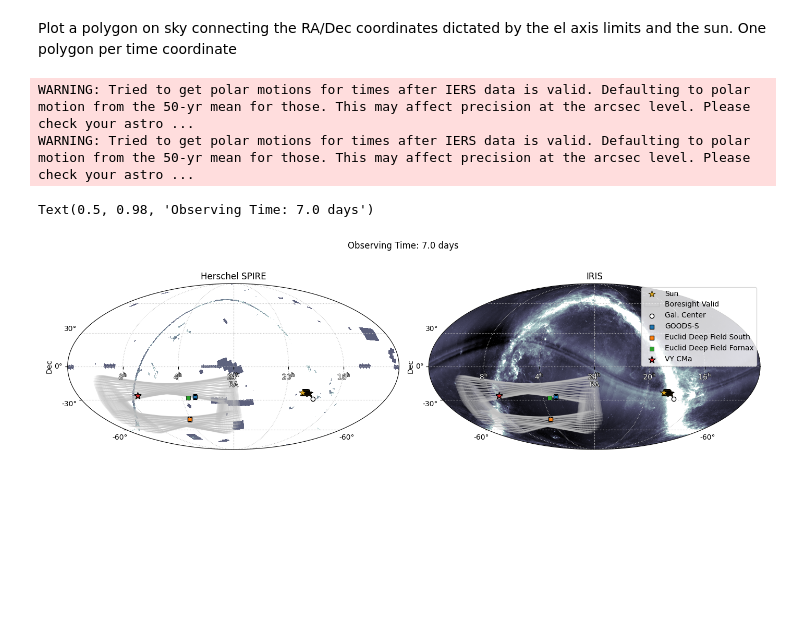
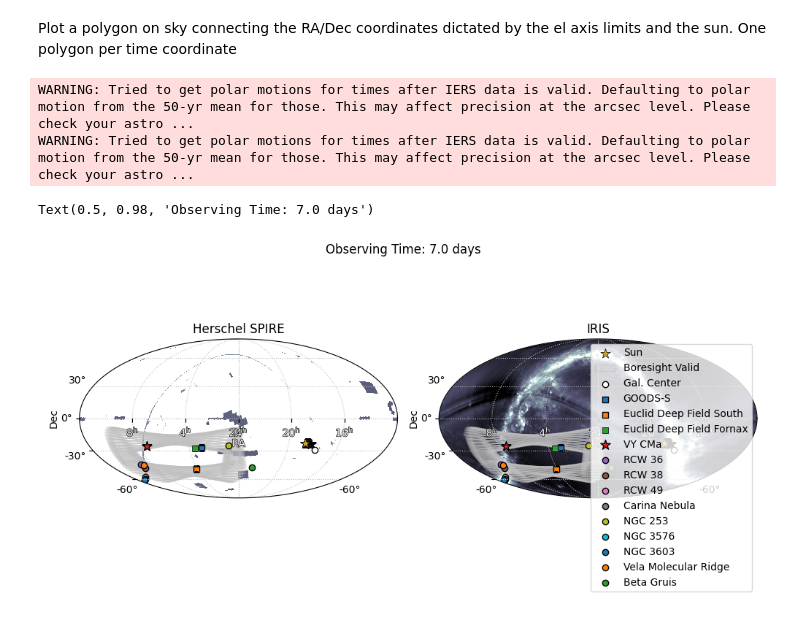
Before and after one commit to tim-balloon/tim-memos, a Jupyter notebook: TIM_sky_coverage.ipynb, the cells around one changed output. Drawn from its saved outputs; the diff is of its cells as text; code cells hidden in the pictures; blank space fills up the shorter version.

```diff
--- a/TIM_sky_coverage.ipynb
+++ b/TIM_sky_coverage.ipynb
@@ -149,7 +149,7 @@ wcs, h, d1 = allsky_query('ESAVO/P/HERSCHEL/SPIRE-350', reload=False)
 # %%
 ds = [d1, d0]
 # %%
-fig, axs = plt.subplots(figsize=(14,5), ncols=2, subplot_kw=dict(projection=wcs, frame_class=EllipticalFrame), sharex=True, sharey=True)
+fig, axs = plt.subplots(figsize=(10,5), ncols=2, subplot_kw=dict(projection=wcs, frame_class=EllipticalFrame), sharex=True, sharey=True)
 ax0, ax1 = axs
 
 cid = fig.canvas.mpl_connect('motion_notify_event', on_mouse_move)
@@ -213,31 +213,41 @@ for j, ax in enumerate(axs):
     px_regions = [r.to_pixel(wcs) for r in rs]
     for i, p in enumerate(px_regions):
         if i == 0:
             p.plot(ax=ax, edgecolor='k', facecolor='none', alpha=max(1/len(times), 0.05), label='Boresight Valid')
         # p.plot(ax=ax, edgecolor='k', alpha=max(1/len(times), 0.01))
         p.plot(ax=ax, facecolor='none', edgecolor='silver', alpha=0.2)
 
     # some additional points of interest
     ax.scatter(gal_center.ra, gal_center.dec, facecolor='w', edgecolor='k', transform=ax.get_transform('icrs'), label='Gal. Center')
     ax.scatter(goods_s.ra, goods_s.dec, marker='s', edgecolor='k', transform=ax.get_transform('icrs'), label='GOODS-S')
     ax.scatter(edfs.ra, edfs.dec, marker='s', edgecolor='k', transform=ax.get_transform('icrs'), label='Euclid Deep Field South')
     ax.scatter(edff.ra, edff.dec, marker='s', linewidth=0.5, edgecolor='k', transform=ax.get_transform('icrs'), label='Euclid Deep Field Fornax')
     ax.scatter(vy_cma.ra, vy_cma.dec, s=100, marker='*', edgecolor='k', transform=ax.get_transform('icrs'), label='VY CMa')
 
+    plot_from_catalog_helper(ax, 'RCW 36')
+    plot_from_catalog_helper(ax, 'RCW 38')
+    plot_from_catalog_helper(ax, 'RCW 49')
+    plot_from_catalog_helper(ax, 'Carina Nebula')
+    plot_from_catalog_helper(ax, 'NGC 253')
+    plot_from_catalog_helper(ax, 'NGC 3576')
+    plot_from_catalog_helper(ax, 'NGC 3603')
+    plot_from_catalog_helper(ax, 'Vela Molecular Ridge')
+    plot_from_catalog_helper(ax, 'Beta Gruis')
+
     # for hh in [120, 132, 133, 171, 188, 217, 219, 246]: # [46, 47, 72, 73, 74, 75,]
     #     plot_from_catalog_helper(ax, 'HH' + str(hh))
 
     ax.set_xlabel('RA', color='w', path_effects=path_effects)
     ax.set_ylabel('Dec')
     if j == 1:
         ax.legend()
     fig.tight_layout()
 
 ax0.set_title('Herschel SPIRE')
 ax1.set_title('IRIS')
 fig.suptitle(f'Observing Time: {(t[-1] - t[0]).to(u.day).value:.1f} days')
 # %% [output]
 WARNING: Tried to get polar motions for times after IERS data is valid. Defaulting to polar motion from the 50-yr mean for those. This may affect precision at the arcsec level. Please check your astro ...
 WARNING: Tried to get polar motions for times after IERS data is valid. Defaulting to polar motion from the 50-yr mean for those. This may affect precision at the arcsec level. Please check your astro ...
 Text(0.5, 0.98, 'Observing Time: 7.0 days')
-[figure, old version]
+[figure, new version]
```
